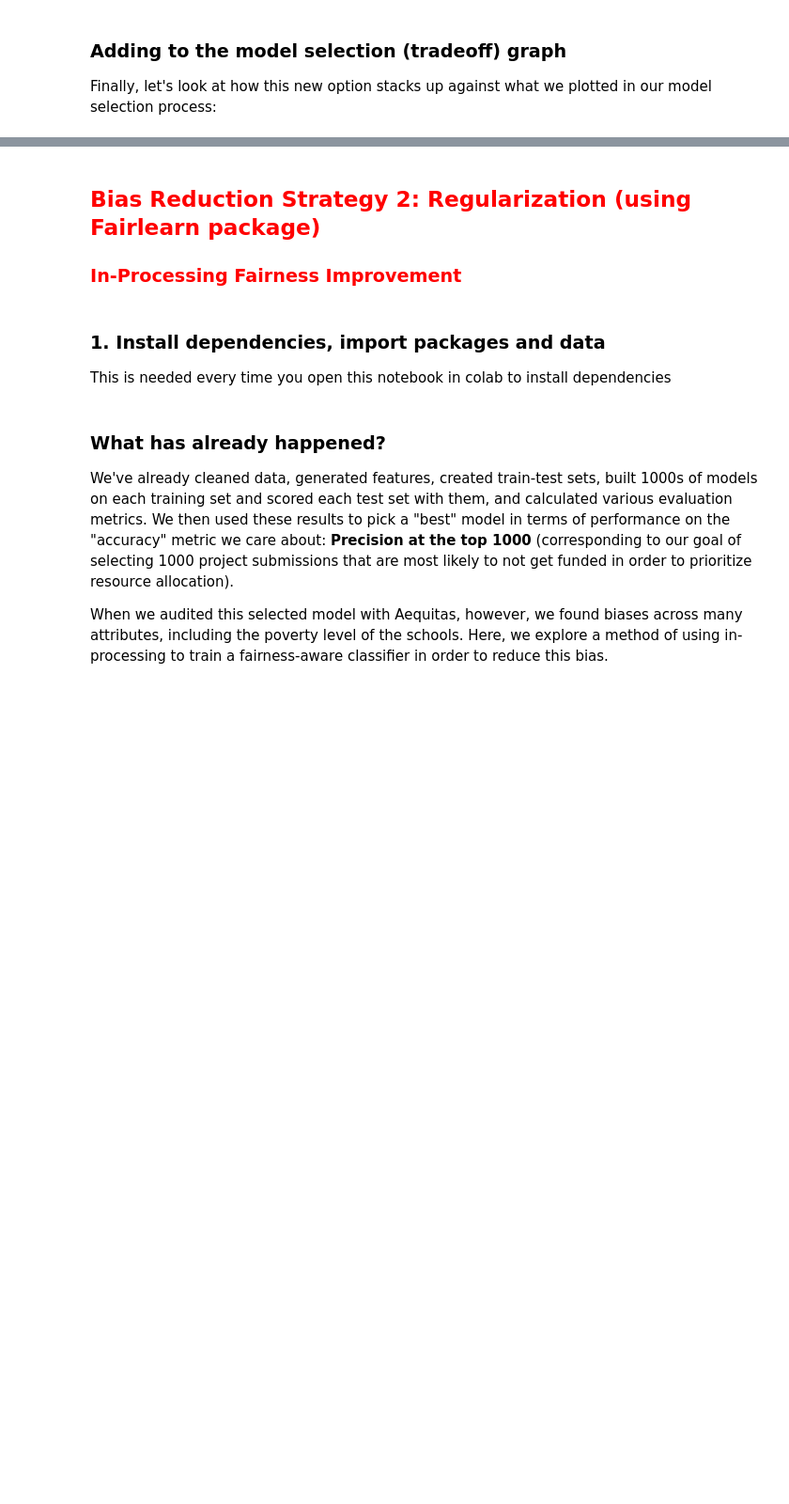
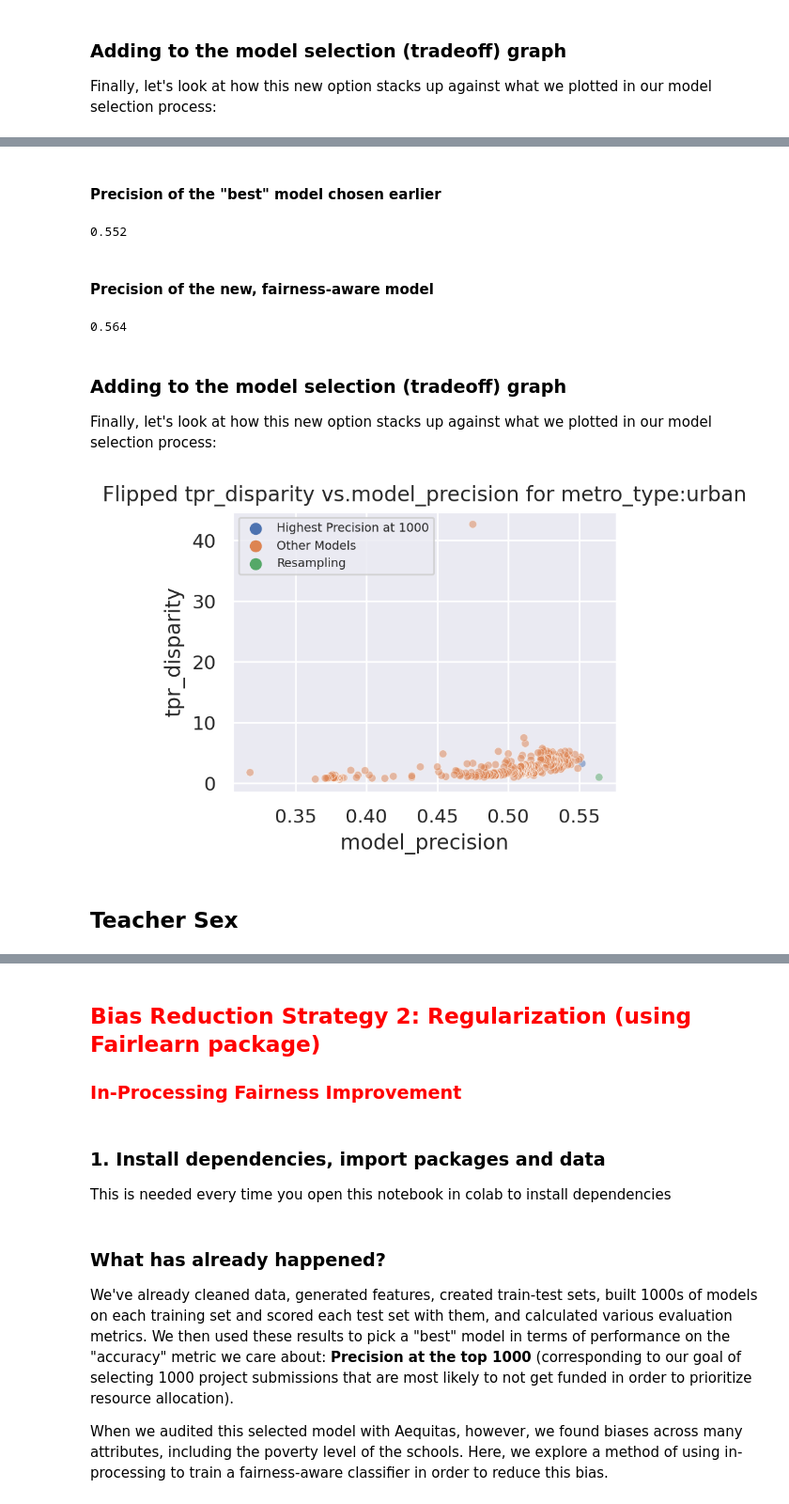
Before and after one commit to DuarteFaria/fairness_tutorial, a Jupyter notebook: notebooks/bias_reduction.ipynb, the cells around one changed output, grey strips where cells are left out. Shown at 94% size. Saved outputs shown, nothing was run; the diff lists cells and outputs as text; code cells hidden in the pictures; blank space fills up the shorter version.

Commit message:
Re-Sampling metro_type and teacher_sex attributes

```diff
--- a/notebooks/bias_reduction.ipynb
+++ b/notebooks/bias_reduction.ipynb
@@ -370,0 +650,6 @@ create_scatter_disparity_performance(**plot_configs)
+# %%
+sample_pos_group_of_interest = label_pos_group_of_interest.sample(n=n_pos_group_of_interest, replace=False)
+sample_neg_group_of_interest = label_neg_group_of_interest.sample(n=n_neg_group_of_interest, replace=False)
+
+sample_pos_reference_group = label_pos_reference_group.sample(n=n_pos_reference_group, replace=False)
+sample_neg_reference_group = label_neg_reference_group.sample(n=n_neg_reference_group, replace=False)
@@ -370,0 +658,4 @@ create_scatter_disparity_performance(**plot_configs)
+# %%
+new_traindf = pd.concat([sample_pos_group_of_interest,sample_neg_group_of_interest,sample_pos_reference_group, sample_neg_reference_group], axis=0)
+y_train = new_traindf[label_col].values
+rf.fit(new_traindf.drop(['entity_id','as_of_date',label_col], axis = 1), y_train)
@@ -370,0 +673,7 @@ create_scatter_disparity_performance(**plot_configs)
+# %%
+y_pred = rf.predict_proba(testdf.drop(['entity_id','as_of_date',label_col], axis = 1))[:,1]
+new_preds = testdf[['entity_id','as_of_date',label_col]].copy()
+new_preds['predict_proba'] = y_pred
+new_preds = new_preds.sort_values('predict_proba', ascending = False).reset_index(drop=True).copy()
+new_preds['score'] = new_preds.apply(lambda x: 1.0 if int(x.name)  < 1000 else 0.0, axis=1)
+print('Model Precision: ', new_preds[new_preds['score'] > 0][label_col].sum() / 1000)
@@ -370,0 +717,9 @@ create_scatter_disparity_performance(**plot_configs)
+# %%
+df = pd.merge(new_preds, test_attrdf, how='left', on=['entity_id','as_of_date'], left_index=True, right_index=False, sort=True, copy=True)
+df = df.rename(columns = {label_col:'label_value'})
+metrics = ['tpr']
+g = Group()
+xtab, _ = g.get_crosstabs(df[['score','label_value','poverty_level','metro_type', 'teacher_sex']].copy())
+b = Bias()
+bdf = b.get_disparity_predefined_groups(xtab, original_df=df,
+                                        ref_groups_dict={'poverty_level':'lower', 'metro_type':'suburban_rural', 'teacher_sex':'male'})
@@ -370,0 +754,36 @@ create_scatter_disparity_performance(**plot_configs)
+# %% [markdown]
+#### Precision of the "best" model chosen earlier
+# %%
+old_df.loc[old_df['score']==1]['label_value'].mean()
+# %% [output]
+0.552
+# %% [markdown]
+#### Precision of the new, fairness-aware model
+# %%
+df.loc[df['score']==1]['label_value'].mean()
+# %% [output]
+0.564
+# %% [markdown]
+### Adding to the model selection (tradeoff) graph
+
+Finally, let's look at how this new option stacks up against what we plotted in our model selection process:
+# %%
+mitigated_precision = df.loc[df['score']==1]['label_value'].mean()
+plot_configs = {
+    'evals_df':evals_df,
+    'aequitas_df':aequitas_df,
+    'attr_col':'metro_type',
+    'group_name':'urban',
+    'performance_col':'model_precision',
+    'bias_metric':'tpr',
+    'flip_disparity':True,
+    'mitigated_tag':'Resampling',
+    'mitigated_bdf':bdf,
+    'mitigated_performance':mitigated_precision,
+    'ylim':None
+}
+create_scatter_disparity_performance(**plot_configs)
+# %% [output]
+[figure, added]
+# %% [markdown]
+## Teacher Sex
```
Also changed, not shown: parts of 107 cells of this notebook.
